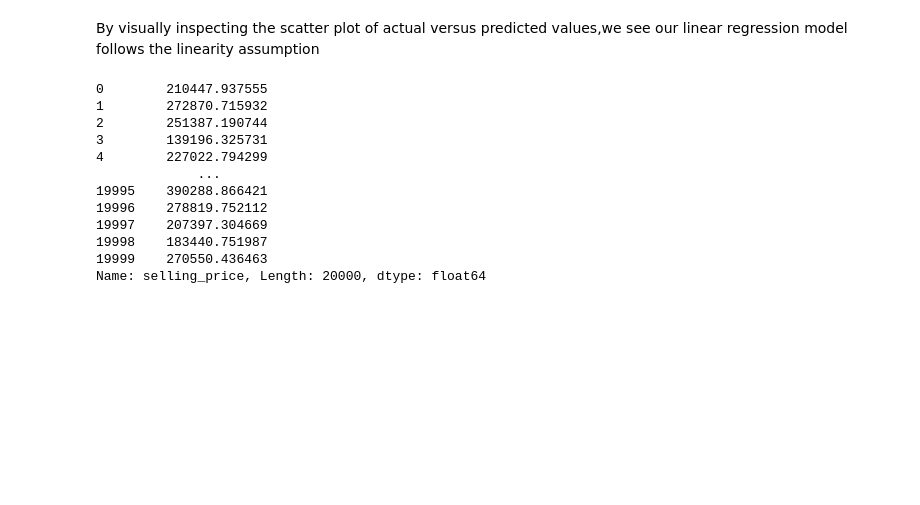
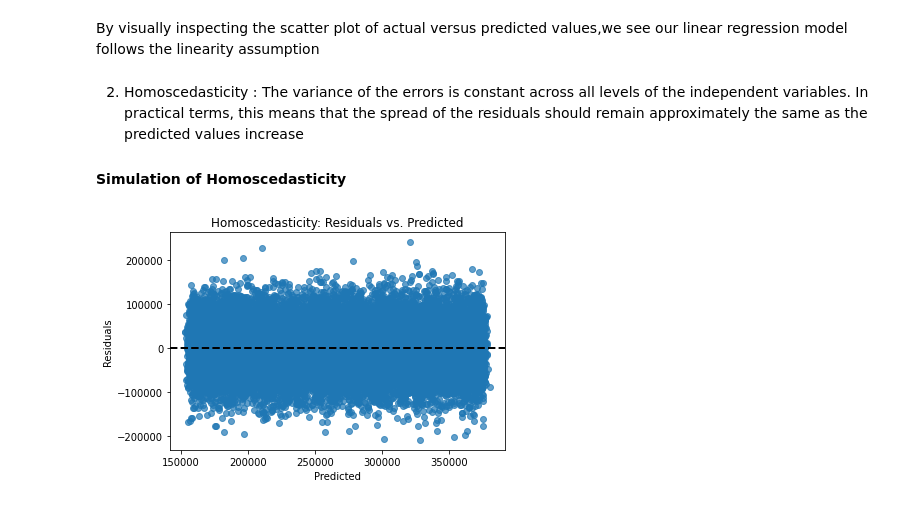
Before and after one commit to Apoorva-Kulkarni96/MachineLearning, a Jupyter notebook: SimpleLinearRegression/CarResalePricePredition.ipynb, the cells around one changed output. Drawn from its saved outputs; the diff is of its cells as text; code cells hidden in the pictures; blank space fills up the shorter version.

```diff
--- a/SimpleLinearRegression/CarResalePricePredition.ipynb
+++ b/SimpleLinearRegression/CarResalePricePredition.ipynb
@@ -72,17 +88,17 @@ plt.show()
 # %% [markdown]
 By visually inspecting the scatter plot of actual versus predicted values,we see our linear regression model follows the linearity assumption
+# %% [markdown]
+2. Homoscedasticity : The variance of the errors is constant across all levels of the independent variables.  In practical terms, this means that the spread of the residuals should remain approximately the same as the predicted values increase
+
+#### Simulation of Homoscedasticity
 # %%
-y
+residuals = model.resid
-# %% [output]
-0        210447.937555
-1        272870.715932
-2        251387.190744
-3        139196.325731
-4        227022.794299
-             ...
-19995    390288.866421
-19996    278819.752112
-19997    207397.304669
-19998    183440.751987
-19999    270550.436463
-Name: selling_price, Length: 20000, dtype: float64
+# %%
+plt.scatter(model.predict(), residuals, alpha=0.7)
+plt.xlabel('Predicted')
+plt.ylabel('Residuals')
+plt.title('Homoscedasticity: Residuals vs. Predicted')
+plt.axhline(y=0, color='k', linestyle='--', lw=2)
+plt.show()
+# %% [output]
+[figure, added]
```
Also changed, not shown: parts of 42 cells of this notebook, 1 other file.
